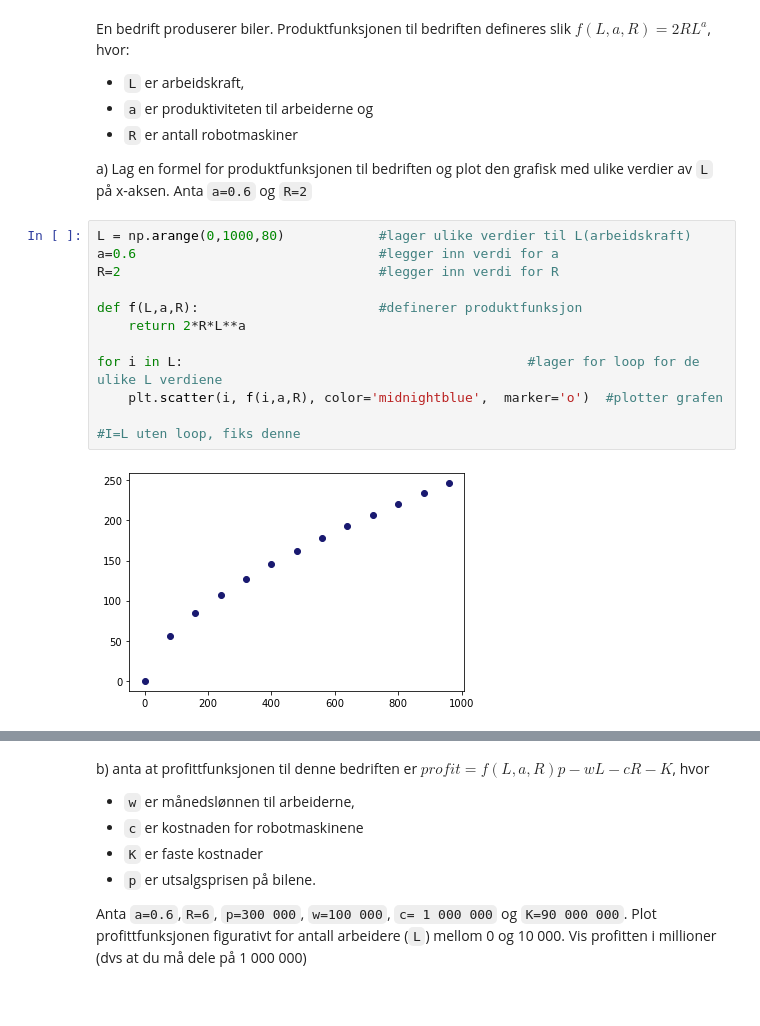
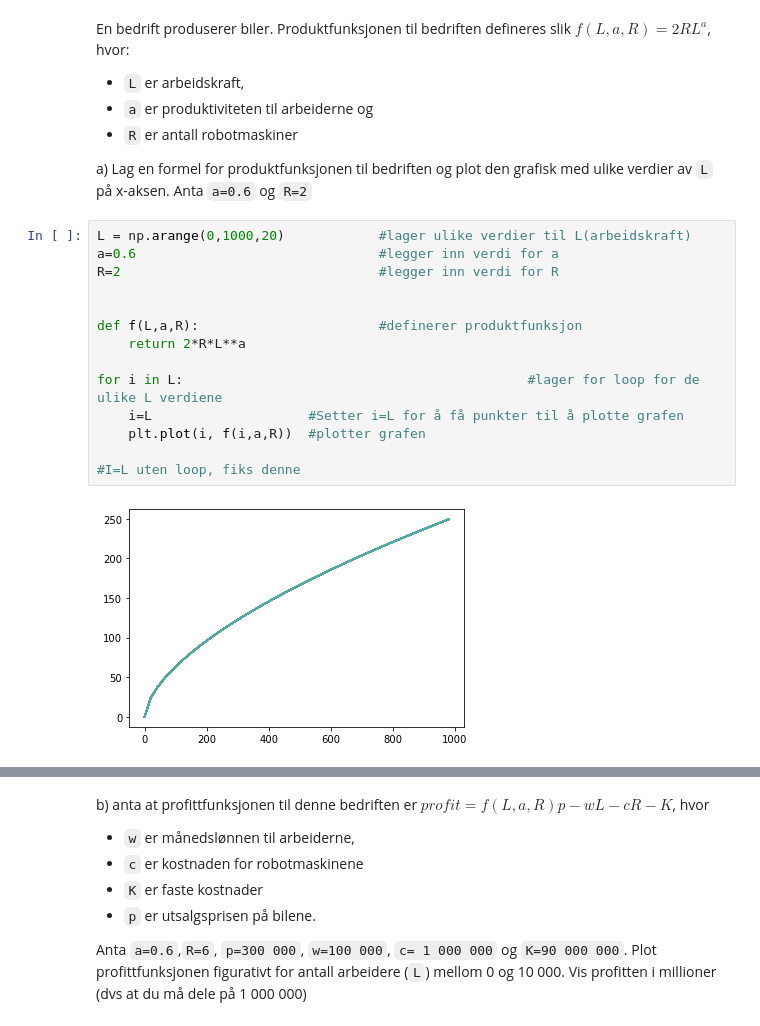
Before and after one commit to Danieljoha/Sok1003-mappeoppgave2, a Jupyter notebook: Mappe 2_oppgaver.ipynb, the cells around one changed output, grey strips where cells are left out. Drawn from its saved outputs; the diff is of its cells as text.

```diff
--- a/Mappe 2_oppgaver.ipynb
+++ b/Mappe 2_oppgaver.ipynb
@@ -267,16 +268,18 @@ En bedrift produserer biler. Produktfunksjonen til bedriften defineres slik  $f(
 
 a) Lag en formel for produktfunksjonen til bedriften og plot den grafisk med ulike verdier av `L` på x-aksen. Anta `a=0.6` og `R=2`
 # %%
-L = np.arange(0,1000,80)            #lager ulike verdier til L(arbeidskraft)
+L = np.arange(0,1000,20)            #lager ulike verdier til L(arbeidskraft)
 a=0.6                               #legger inn verdi for a
 R=2                                 #legger inn verdi for R
+
 
 def f(L,a,R):                       #definerer produktfunksjon
     return 2*R*L**a
 
 for i in L:                                            #lager for loop for de ulike L verdiene
-    plt.scatter(i, f(i,a,R), color='midnightblue',  marker='o')  #plotter grafen
+    i=L                    #Setter i=L for å få punkter til å plotte grafen
+    plt.plot(i, f(i,a,R))  #plotter grafen
 
 #I=L uten loop, fiks denne
 # %% [output]
-[figure, old version]
+[figure, new version]
```
Also changed, not shown: parts of 10 cells of this notebook.
